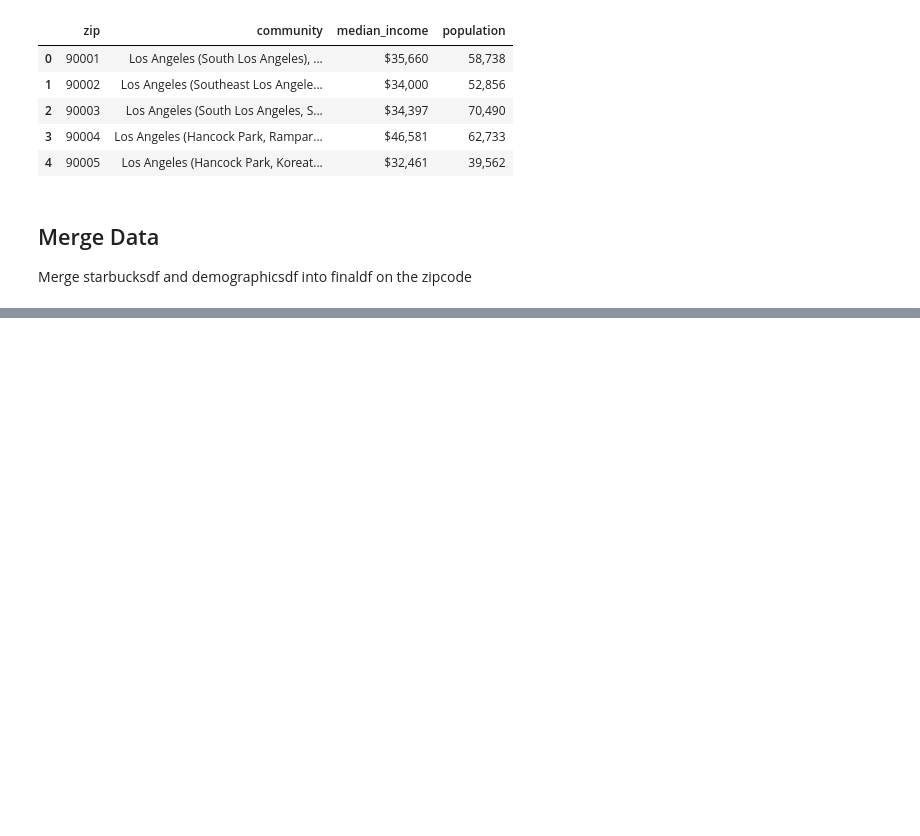
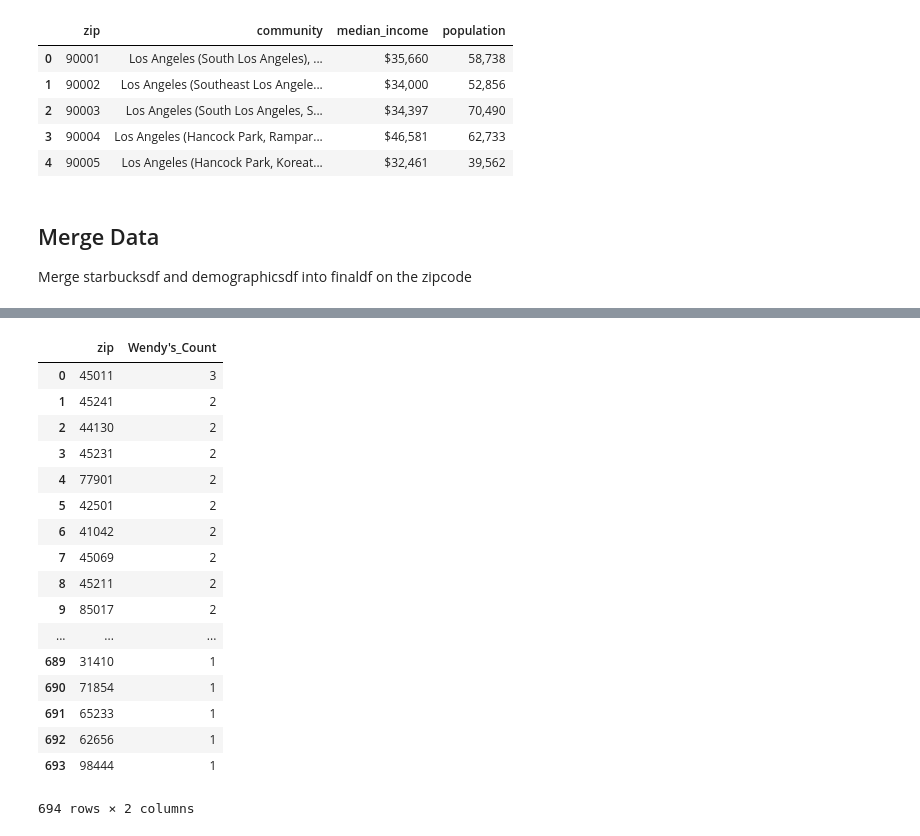
Before and after one commit to hone1er/ETLproject, a Jupyter notebook: datanotebook.ipynb, the cells around one changed output, grey strips where cells are left out. Drawn from its saved outputs; the diff is of its cells as text; code cells hidden in the pictures; blank space fills up the shorter version.

```diff
--- a/datanotebook.ipynb
+++ b/datanotebook.ipynb
@@ -117,0 +159,23 @@ finaldf.head()
+# %%
+wendydf = pd.DataFrame(fastfooddf[fastfooddf['name']=="Wendy's"]['postalCode'].value_counts()).reset_index()
+wendydf.columns = ['zip', "Wendy's_Count"]
+wendydf
+# %% [output]
+|  | zip | Wendy's_Count |
+| 0 | 45011 | 3 |
+| 1 | 45241 | 2 |
+| 2 | 44130 | 2 |
+| 3 | 45231 | 2 |
+| 4 | 77901 | 2 |
+| 5 | 42501 | 2 |
+| 6 | 41042 | 2 |
+| 7 | 45069 | 2 |
+| 8 | 45211 | 2 |
+| 9 | 85017 | 2 |
+| ... | ... | ... |
+| 689 | 31410 | 1 |
+| 690 | 71854 | 1 |
+| 691 | 65233 | 1 |
+| 692 | 62656 | 1 |
+| 693 | 98444 | 1 |
+694 rows × 2 columns
```
Also changed, not shown: parts of 6 cells of this notebook, 3 other files.
